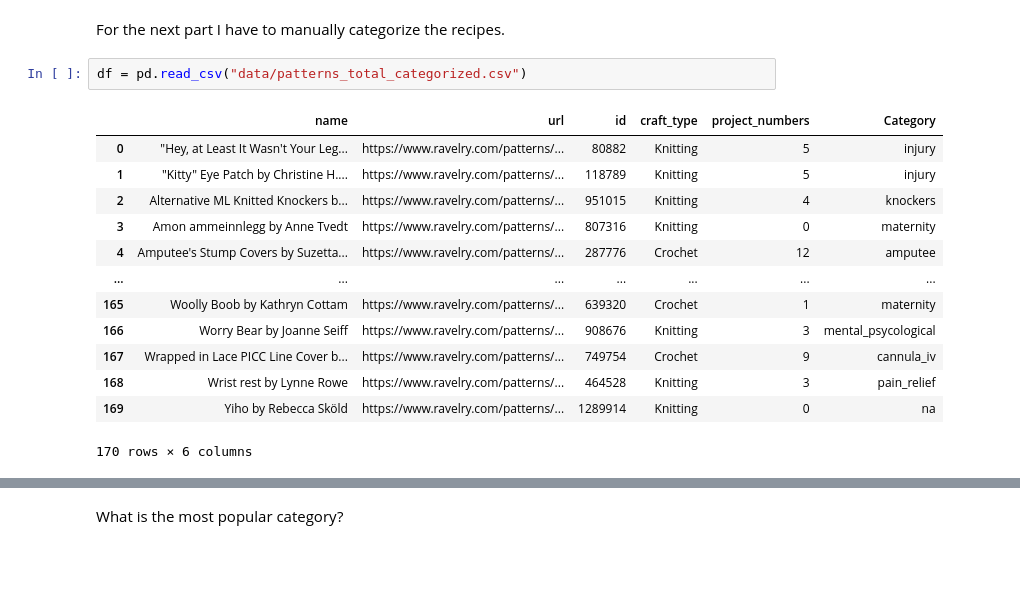
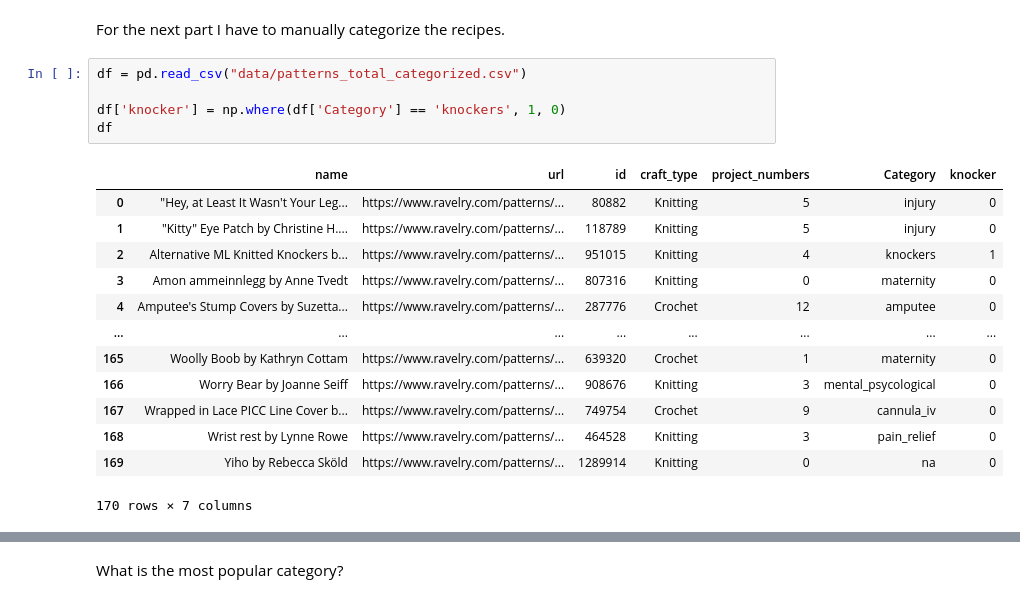
Before and after one commit to laurabejder/knitting_project, a Jupyter notebook: something.ipynb, the cells around one changed output, grey strips where cells are left out. Saved outputs shown, nothing was run; the diff lists cells and outputs as text; blank space fills up the shorter version.

```diff
--- a/something.ipynb
+++ b/something.ipynb
@@ -122,17 +122,20 @@ total.to_csv("data/patterns_total.csv", index=False)
 For the next part I have to manually categorize the recipes.
 # %%
 df = pd.read_csv("data/patterns_total_categorized.csv")
+
+df['knocker'] = np.where(df['Category'] == 'knockers', 1, 0)
+df
 # %% [output]
-|  | name | url | id | craft_type | project_numbers | Category |
-| 0 | "Hey, at Least It Wasn't Your Leg... | https://www.ravelry.com/patterns/... | 80882 | Knitting | 5 | injury |
-| 1 | "Kitty" Eye Patch by Christine H.... | https://www.ravelry.com/patterns/... | 118789 | Knitting | 5 | injury |
-| 2 | Alternative ML Knitted Knockers b... | https://www.ravelry.com/patterns/... | 951015 | Knitting | 4 | knockers |
-| 3 | Amon ammeinnlegg by Anne Tvedt | https://www.ravelry.com/patterns/... | 807316 | Knitting | 0 | maternity |
-| 4 | Amputee's Stump Covers by Suzetta... | https://www.ravelry.com/patterns/... | 287776 | Crochet | 12 | amputee |
-| ... | ... | ... | ... | ... | ... | ... |
-| 165 | Woolly Boob by Kathryn Cottam | https://www.ravelry.com/patterns/... | 639320 | Crochet | 1 | maternity |
-| 166 | Worry Bear by Joanne Seiff | https://www.ravelry.com/patterns/... | 908676 | Knitting | 3 | mental_psycological |
-| 167 | Wrapped in Lace PICC Line Cover b... | https://www.ravelry.com/patterns/... | 749754 | Crochet | 9 | cannula_iv |
-| 168 | Wrist rest by Lynne Rowe | https://www.ravelry.com/patterns/... | 464528 | Knitting | 3 | pain_relief |
-| 169 | Yiho by Rebecca Sköld | https://www.ravelry.com/patterns/... | 1289914 | Knitting | 0 | na |
+|  | name | url | id | craft_type | project_numbers | Category | knocker |
+| 0 | "Hey, at Least It Wasn't Your Leg... | https://www.ravelry.com/patterns/... | 80882 | Knitting | 5 | injury | 0 |
+| 1 | "Kitty" Eye Patch by Christine H.... | https://www.ravelry.com/patterns/... | 118789 | Knitting | 5 | injury | 0 |
+| 2 | Alternative ML Knitted Knockers b... | https://www.ravelry.com/patterns/... | 951015 | Knitting | 4 | knockers | 1 |
+| 3 | Amon ammeinnlegg by Anne Tvedt | https://www.ravelry.com/patterns/... | 807316 | Knitting | 0 | maternity | 0 |
+| 4 | Amputee's Stump Covers by Suzetta... | https://www.ravelry.com/patterns/... | 287776 | Crochet | 12 | amputee | 0 |
+| ... | ... | ... | ... | ... | ... | ... | ... |
+| 165 | Woolly Boob by Kathryn Cottam | https://www.ravelry.com/patterns/... | 639320 | Crochet | 1 | maternity | 0 |
+| 166 | Worry Bear by Joanne Seiff | https://www.ravelry.com/patterns/... | 908676 | Knitting | 3 | mental_psycological | 0 |
+| 167 | Wrapped in Lace PICC Line Cover b... | https://www.ravelry.com/patterns/... | 749754 | Crochet | 9 | cannula_iv | 0 |
+| 168 | Wrist rest by Lynne Rowe | https://www.ravelry.com/patterns/... | 464528 | Knitting | 3 | pain_relief | 0 |
+| 169 | Yiho by Rebecca Sköld | https://www.ravelry.com/patterns/... | 1289914 | Knitting | 0 | na | 0 |
-170 rows × 6 columns
+170 rows × 7 columns
```
Also changed, not shown: parts of 9 cells of this notebook, 6 other files.
